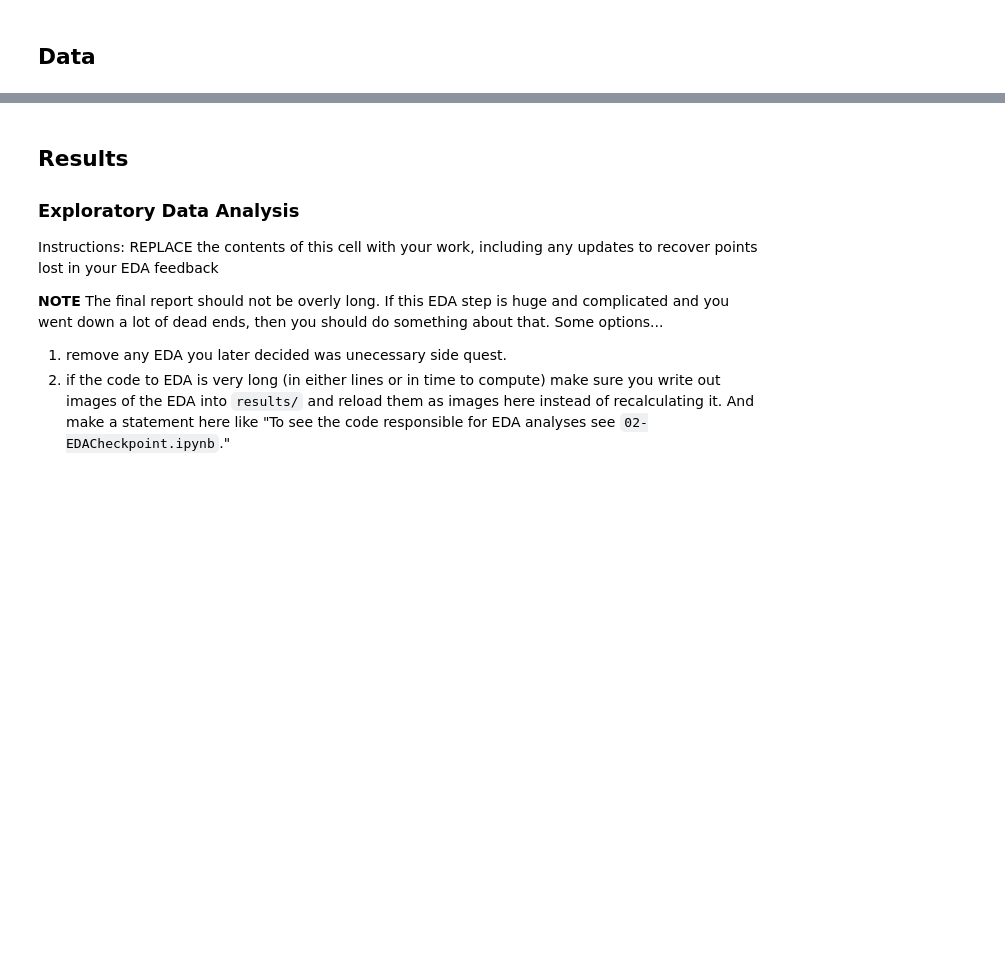
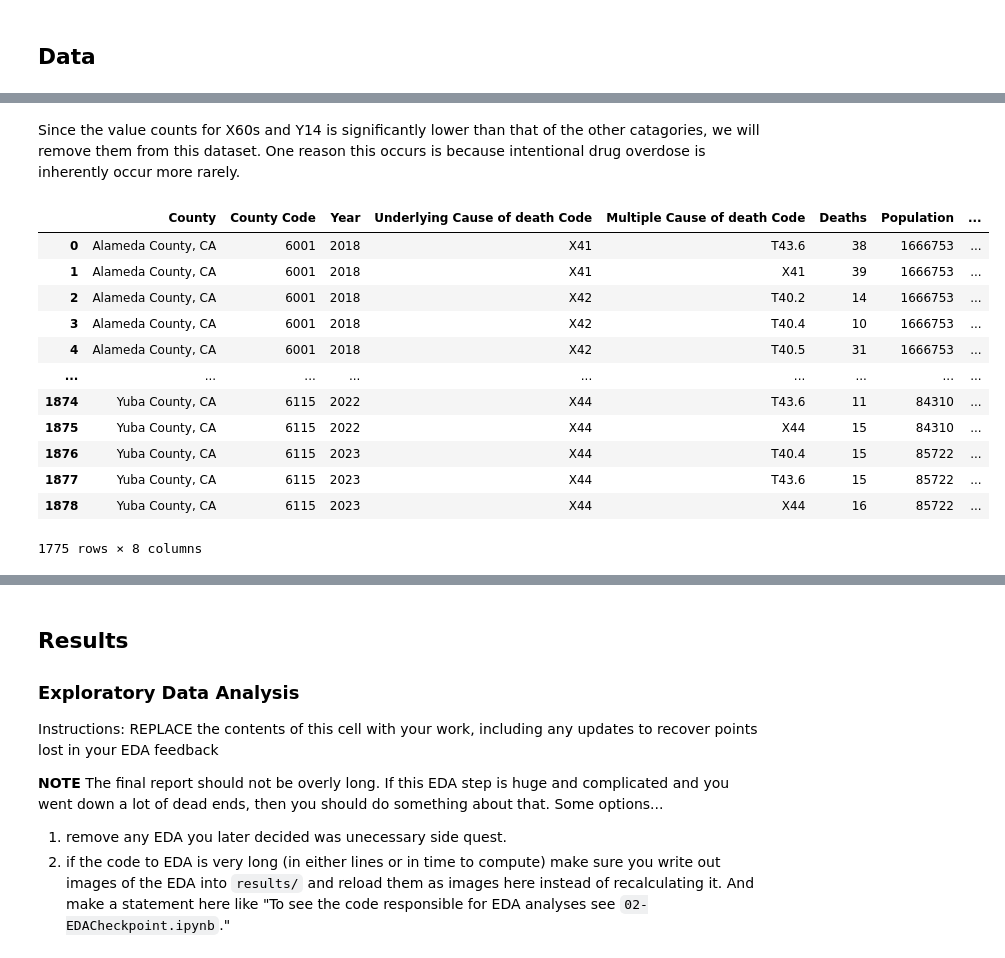
Before and after one commit to COGS108/Group078_WI26, a Jupyter notebook: 03-FinalProject.ipynb, the cells around one changed output, grey strips where cells are left out. Cells and saved outputs as stored; diff of their text form; code cells hidden in the pictures; blank space fills up the shorter version.

```diff
--- a/03-FinalProject.ipynb
+++ b/03-FinalProject.ipynb
@@ -110,0 +268,20 @@ Instructions: REPLACE the contents of this cell with your work, including any up
+# %% [markdown]
+Since the value counts for X60s and Y14 is significantly lower than that of the other catagories, we will remove them from this dataset. One reason this occurs is because intentional drug overdose is inherently occur more rarely.
+# %%
+# Isolate the X40s from the dataset
+df_X40s = overdose_df_CA[overdose_df_CA["Underlying Cause of death Code"].isin(['X41', 'X42', 'X44'])].copy()
+df_X40s
+# %% [output]
+|  | County | County Code | Year | Underlying Cause of death Code | Multiple Cause of death Code | Deaths | Population | ... |
+| 0 | Alameda County, CA | 6001 | 2018 | X41 | T43.6 | 38 | 1666753 | ... |
+| 1 | Alameda County, CA | 6001 | 2018 | X41 | X41 | 39 | 1666753 | ... |
+| 2 | Alameda County, CA | 6001 | 2018 | X42 | T40.2 | 14 | 1666753 | ... |
+| 3 | Alameda County, CA | 6001 | 2018 | X42 | T40.4 | 10 | 1666753 | ... |
+| 4 | Alameda County, CA | 6001 | 2018 | X42 | T40.5 | 31 | 1666753 | ... |
+| ... | ... | ... | ... | ... | ... | ... | ... | ... |
+| 1874 | Yuba County, CA | 6115 | 2022 | X44 | T43.6 | 11 | 84310 | ... |
+| 1875 | Yuba County, CA | 6115 | 2022 | X44 | X44 | 15 | 84310 | ... |
+| 1876 | Yuba County, CA | 6115 | 2023 | X44 | T40.4 | 15 | 85722 | ... |
+| 1877 | Yuba County, CA | 6115 | 2023 | X44 | T43.6 | 15 | 85722 | ... |
+| 1878 | Yuba County, CA | 6115 | 2023 | X44 | X44 | 16 | 85722 | ... |
+1775 rows × 8 columns
```
Also changed, not shown: parts of 49 cells of this notebook.
